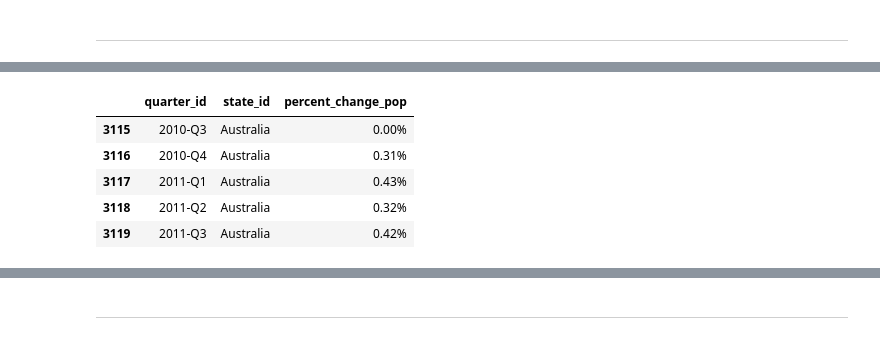
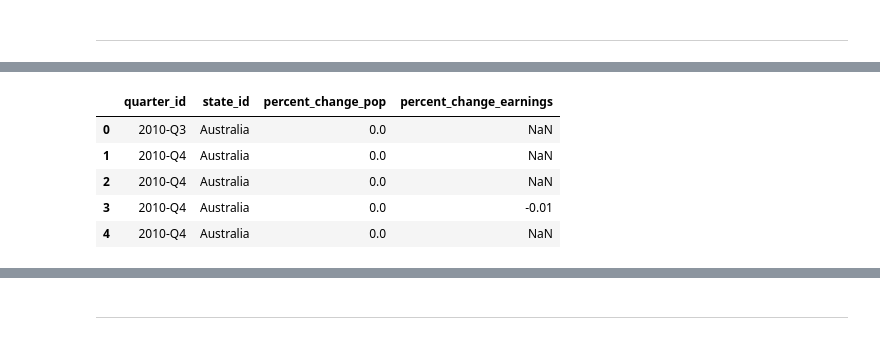
Before and after one commit to jonowood/Project_2, a Jupyter notebook: ETL/Clean_Test - Copy.ipynb, the cells around one changed output, grey strips where cells are left out. Drawn from its saved outputs; the diff is of its cells as text; code cells hidden in the pictures.

```diff
--- a/ETL/Clean_Test - Copy.ipynb
+++ b/ETL/Clean_Test - Copy.ipynb
@@ -616,5 +654,4 @@ internal_departures_final
 # %%
-# percentage change pop
-erp_data_filtered = erp_data_df[erp_data_df['MEASURE: Measure'] == 'Estimated Resident Population']
 # percentage change earnings
-erp_data_filtered_earnings = awe_data_df[awe_data_df['MEASURE: Measure'] == 'All employees average weekly total earnings']
+awe_data_filtered = awe_data_df[awe_data_df['MEASURE: Measure'] == ' All employees average weekly total earnings']
+awe_data_filtered
@@ -621,4 +672,4 @@ erp_data_filtered_earnings = awe_data_df[awe_data_df['MEASURE: Measure'] == 'All
 # %%
 # 'CHANGE : Change Over Previous'
-analysis_df = erp_data_filtered[['TIME_PERIOD: Time Period', 'REGION: Region', 'CHANGE : Change Over Previous']].copy()
-analysis_df
+analysis_erp_df = erp_data_filtered[['TIME_PERIOD: Time Period', 'REGION: Region', 'CHANGE : Change Over Previous']].copy()
+analysis_awe_df = awe_data_filtered[['TIME_PERIOD: Time Period', 'REGION: Region', 'CHANGE : Change Over Previous']].copy()
@@ -642,0 +676,5 @@ analysis_df
+# %%
+# join dataframes, drop extra column
+analysis_df = pd.merge(analysis_erp_df, analysis_awe_df, on = "TIME_PERIOD: Time Period", how = "outer")
+analysis_df = analysis_df.drop(['REGION: Region_y'], axis=1)
+analysis_df
@@ -643,11 +695,11 @@ analysis_df
 # %%
 # Change column headers to match shemata
-internal_departures_df.rename(columns = {'REGION: Region':'state_id', 'TIME_PERIOD: Time Period': 'quarter_id', 'CHANGE : Change Over Previous':'percent_change_pop'}, inplace=True)
-internal_departures_df.head()
+analysis_df.rename(columns = {'REGION: Region_x':'state_id', 'TIME_PERIOD: Time Period': 'quarter_id', 'CHANGE : Change Over Previous_x':'percent_change_pop', 'CHANGE : Change Over Previous_y':'percent_change_earnings'}, inplace=True)
+analysis_df.head()
 # %% [output]
-|  | quarter_id | state_id | percent_change_pop |
-| 3115 | 2010-Q3 | Australia | 0.00% |
-| 3116 | 2010-Q4 | Australia | 0.31% |
-| 3117 | 2011-Q1 | Australia | 0.43% |
-| 3118 | 2011-Q2 | Australia | 0.32% |
-| 3119 | 2011-Q3 | Australia | 0.42% |
+|  | quarter_id | state_id | percent_change_pop | percent_change_earnings |
+| 0 | 2010-Q3 | Australia | 0.0 | NaN |
+| 1 | 2010-Q4 | Australia | 0.0 | NaN |
+| 2 | 2010-Q4 | Australia | 0.0 | NaN |
+| 3 | 2010-Q4 | Australia | 0.0 | -0.01 |
+| 4 | 2010-Q4 | Australia | 0.0 | NaN |
```
Also changed, not shown: parts of 40 cells of this notebook, 2 other files.
